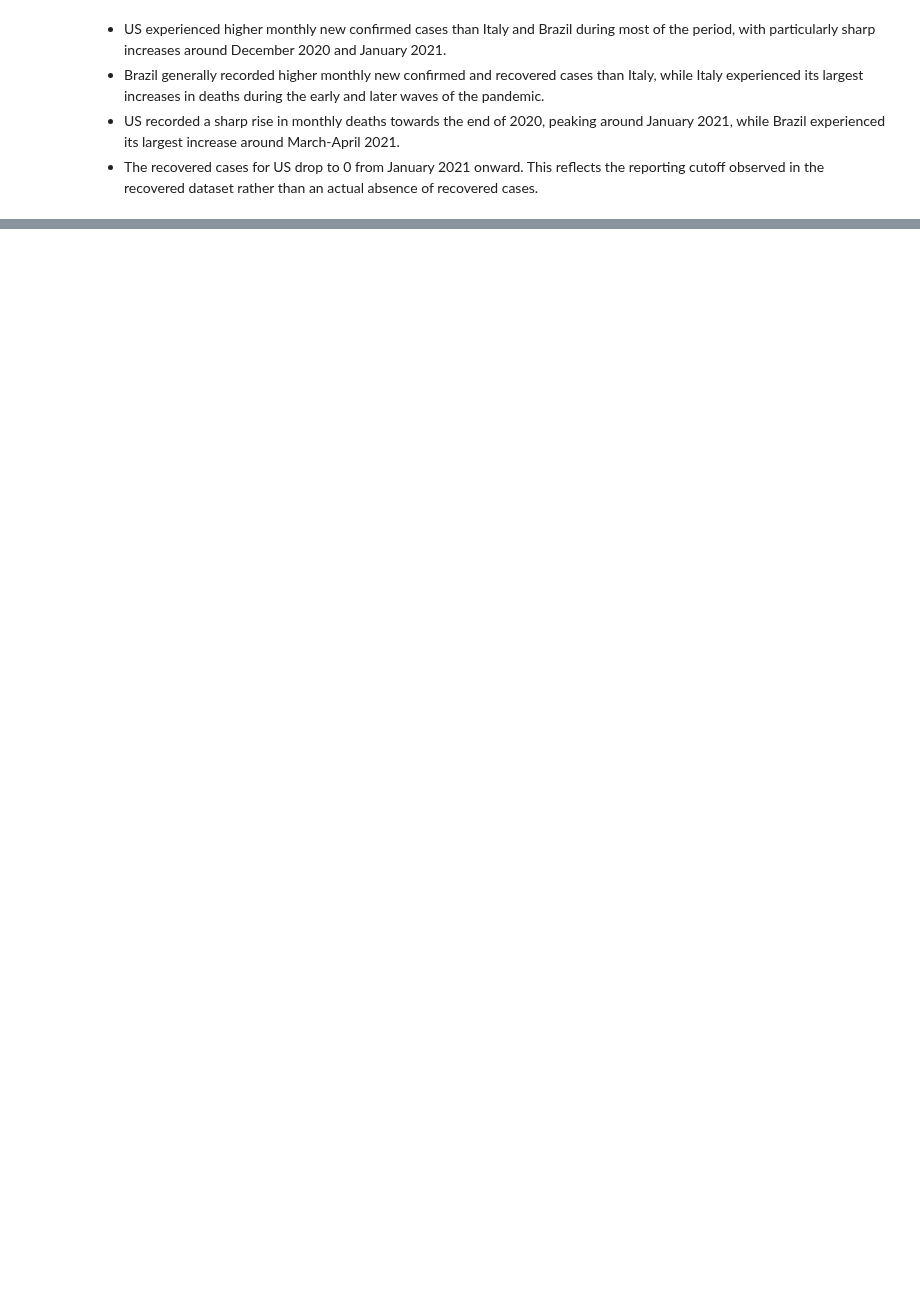
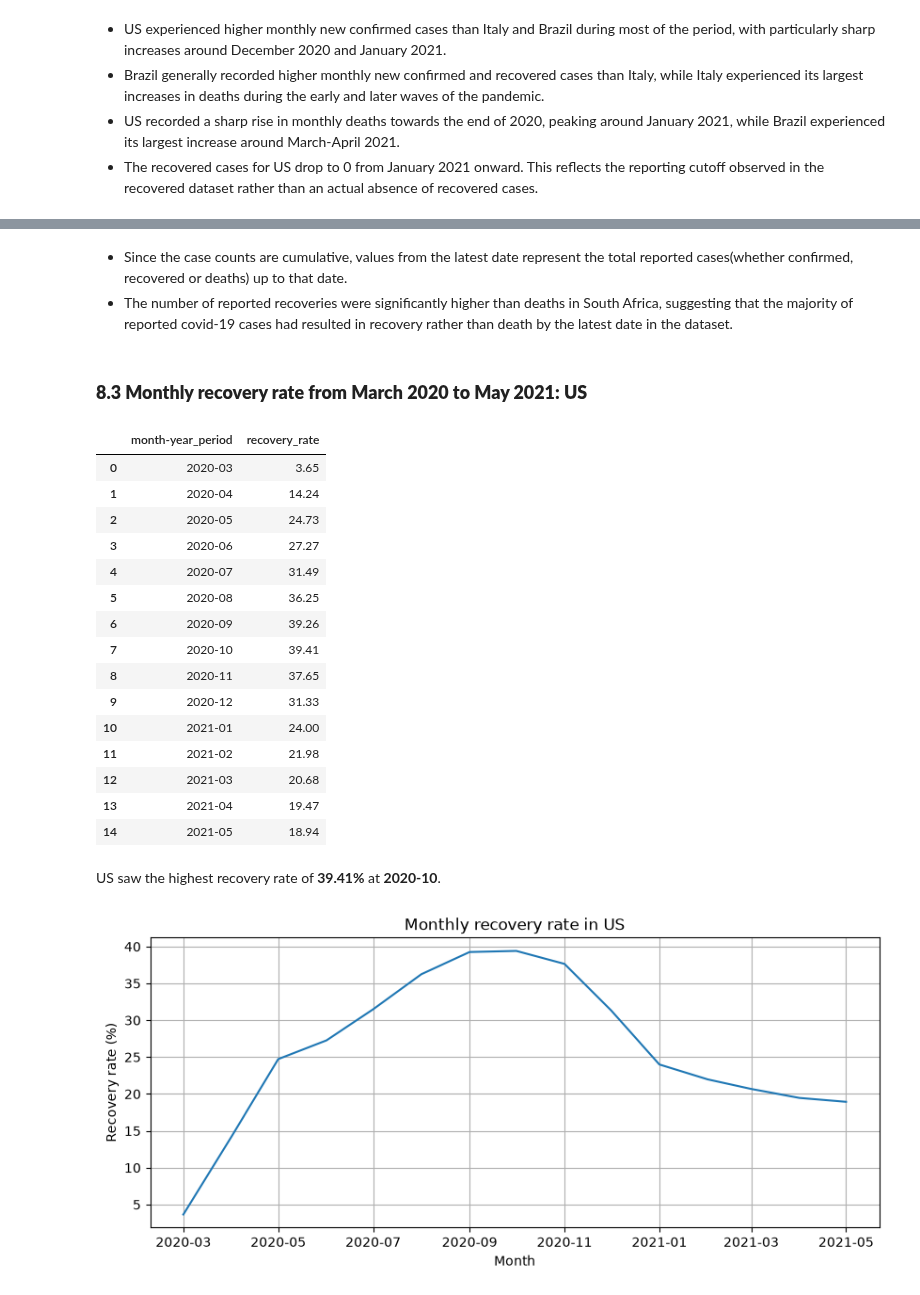
Before and after one commit to chetanchandel31/da-covid19, a Jupyter notebook: notebooks/01_covid_19_analysis.ipynb, the cells around one changed output, grey strips where cells are left out. Drawn from its saved outputs; the diff is of its cells as text; code cells hidden in the pictures; blank space fills up the shorter version.

```diff
--- a/notebooks/01_covid_19_analysis.ipynb
+++ b/notebooks/01_covid_19_analysis.ipynb
@@ -1279,0 +1359,66 @@ plt.show()
+# %% [markdown]
+- Since the case counts are cumulative, values from the latest date represent the total reported cases(whether confirmed, recovered or deaths) up to that date.
+- The number of reported recoveries were significantly higher than deaths in South Africa, suggesting that the majority of reported covid-19 cases had resulted in recovery rather than death by the latest date in the dataset.
+# %% [markdown]
+### **8.3 Monthly recovery rate from March 2020 to May 2021: US**
+# %%
+mask_US_target_date_range = (
+    (df_merged["Country/Region"] == "US")
+    & (df_merged["Date"] >= pd.to_datetime("2020-03-01"))
+    & (df_merged["Date"] <= pd.to_datetime("2021-05-31"))
+)
+df_US_target_date_range = df_merged[mask_US_target_date_range].copy()
+df_US_target_date_range["month-year_period"] = df_US_target_date_range["Date"].dt.to_period("M")
+df_US_target_date_range_monthly = (
+    df_US_target_date_range.groupby("month-year_period")[["confirmed_cases", "recovered_cases"]]
+    .max()
+    .reset_index()
+)
+df_US_target_date_range_monthly["recovery_rate"] = (
+    (
+        df_US_target_date_range_monthly["recovered_cases"]
+        / df_US_target_date_range_monthly["confirmed_cases"]
+    )
+    * 100
+).round(2)
+
+display(df_US_target_date_range_monthly[["month-year_period", "recovery_rate"]])
+highest_recovery_rate_row = df_US_target_date_range_monthly.loc[
+    df_US_target_date_range_monthly["recovery_rate"].idxmax(), :
+]
+display(
+    Markdown(
+        f"US saw the highest recovery rate of **{highest_recovery_rate_row['recovery_rate']}%** at **{highest_recovery_rate_row['month-year_period']}**."
+    )
+)
+
+df_US_target_date_range_monthly["month-year_period"] = df_US_target_date_range_monthly[
+    "month-year_period"
+].dt.to_timestamp()
+
+plt.figure(figsize=(10, 4))
+sns.lineplot(df_US_target_date_range_monthly, x="month-year_period", y="recovery_rate")
+plt.xlabel("Month")
+plt.ylabel("Recovery rate (%)")
+plt.title("Monthly recovery rate in US")
+plt.grid()
+plt.show()
+# %% [output]
+|  | month-year_period | recovery_rate |
+| 0 | 2020-03 | 3.65 |
+| 1 | 2020-04 | 14.24 |
+| 2 | 2020-05 | 24.73 |
+| 3 | 2020-06 | 27.27 |
+| 4 | 2020-07 | 31.49 |
+| 5 | 2020-08 | 36.25 |
+| 6 | 2020-09 | 39.26 |
+| 7 | 2020-10 | 39.41 |
+| 8 | 2020-11 | 37.65 |
+| 9 | 2020-12 | 31.33 |
+| 10 | 2021-01 | 24.00 |
+| 11 | 2021-02 | 21.98 |
+| 12 | 2021-03 | 20.68 |
+| 13 | 2021-04 | 19.47 |
+| 14 | 2021-05 | 18.94 |
+US saw the highest recovery rate of **39.41%** at **2020-10**.
+[figure, added]
```
Also changed, not shown: parts of 12 cells of this notebook.
